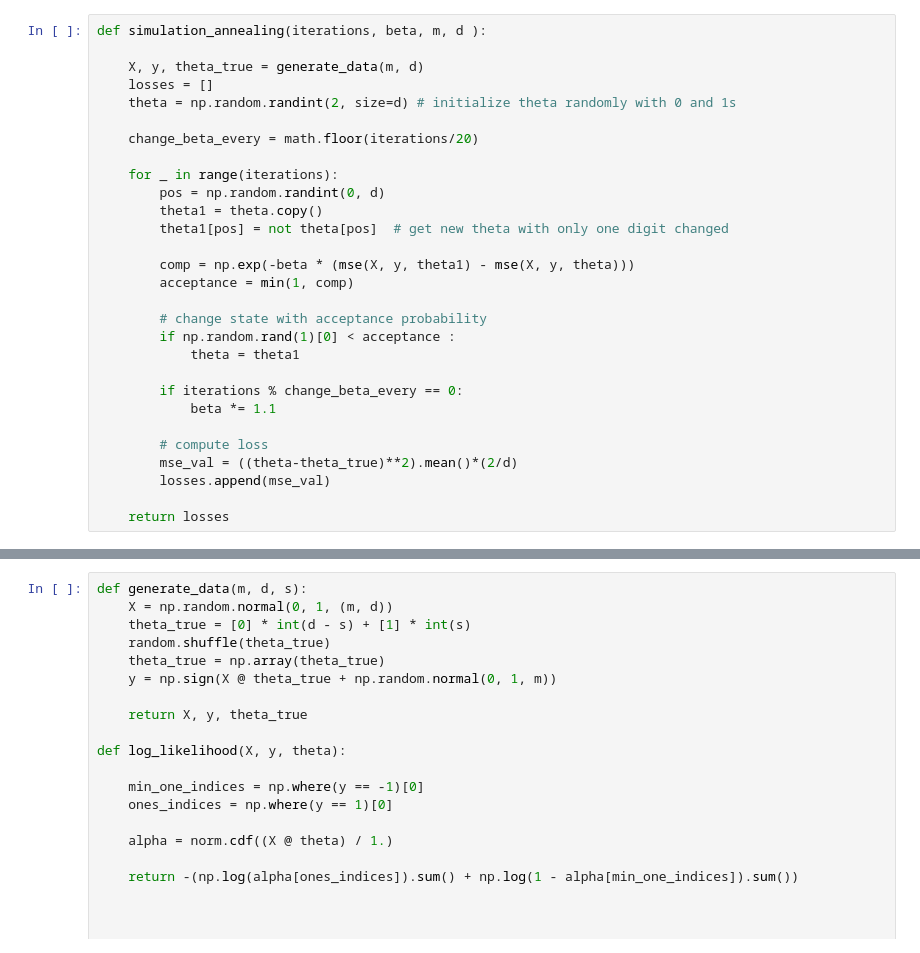
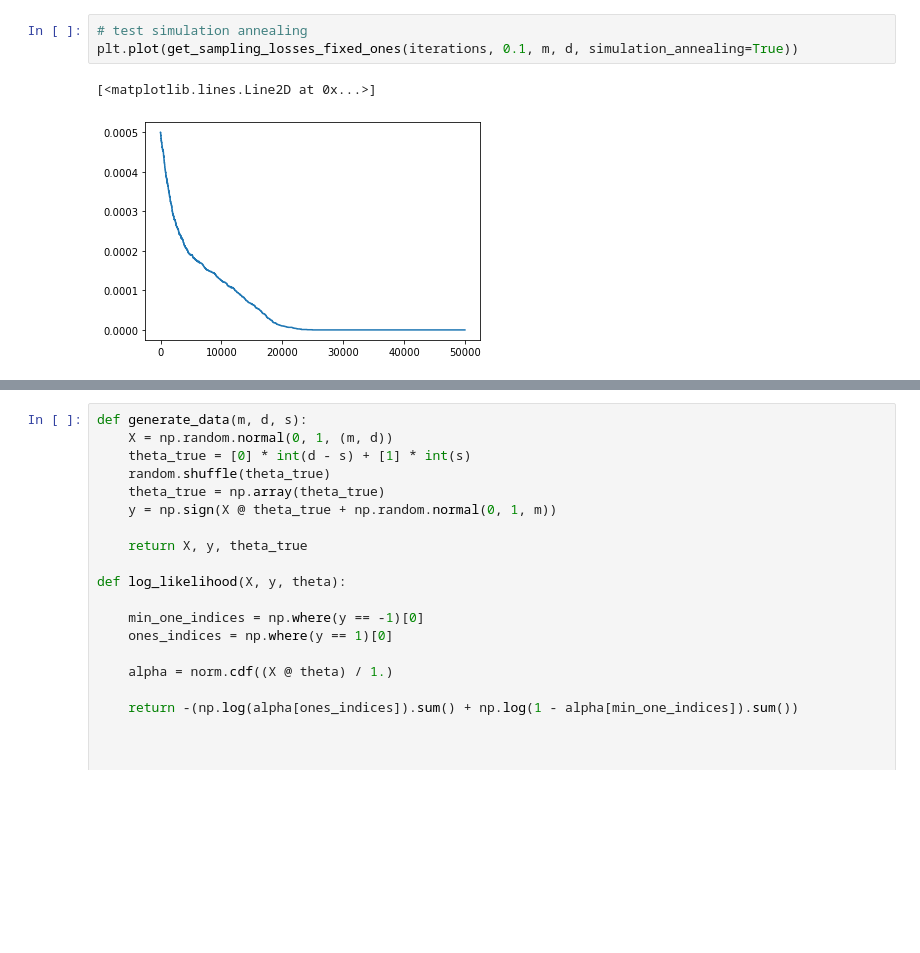
Before and after one commit to michelelupini/MC-project, a Jupyter notebook: main.ipynb, the cells around one changed output, grey strips where cells are left out. Saved outputs shown, nothing was run; the diff lists cells and outputs as text; blank space fills up the shorter version.

```diff
--- a/main.ipynb
+++ b/main.ipynb
@@ -68,29 +38,6 @@ plt.show()
-# %%
-def simulation_annealing(iterations, beta, m, d ):
-
-    X, y, theta_true = generate_data(m, d)
-    losses = []
-    theta = np.random.randint(2, size=d) # initialize theta randomly with 0 and 1s
-
-    change_beta_every = math.floor(iterations/20)
-
-    for _ in range(iterations):
-        pos = np.random.randint(0, d)
-        theta1 = theta.copy()
-        theta1[pos] = not theta[pos]  # get new theta with only one digit changed
-
-        comp = np.exp(-beta * (mse(X, y, theta1) - mse(X, y, theta)))
-        acceptance = min(1, comp)
-
-        # change state with acceptance probability
-        if np.random.rand(1)[0] < acceptance :
-            theta = theta1
-
-        if iterations % change_beta_every == 0:
-            beta *= 1.1
-
-        # compute loss
-        mse_val = ((theta-theta_true)**2).mean()*(2/d)
-        losses.append(mse_val)
-
-    return losses
+# %%
+# test simulation annealing
+plt.plot(get_sampling_losses_fixed_ones(iterations, 0.1, m, d, simulation_annealing=True))
+# %% [output]
+[<matplotlib.lines.Line2D at 0x...>]
+[figure, added]
```
Also changed, not shown: parts of 10 cells of this notebook, 1 other file.
